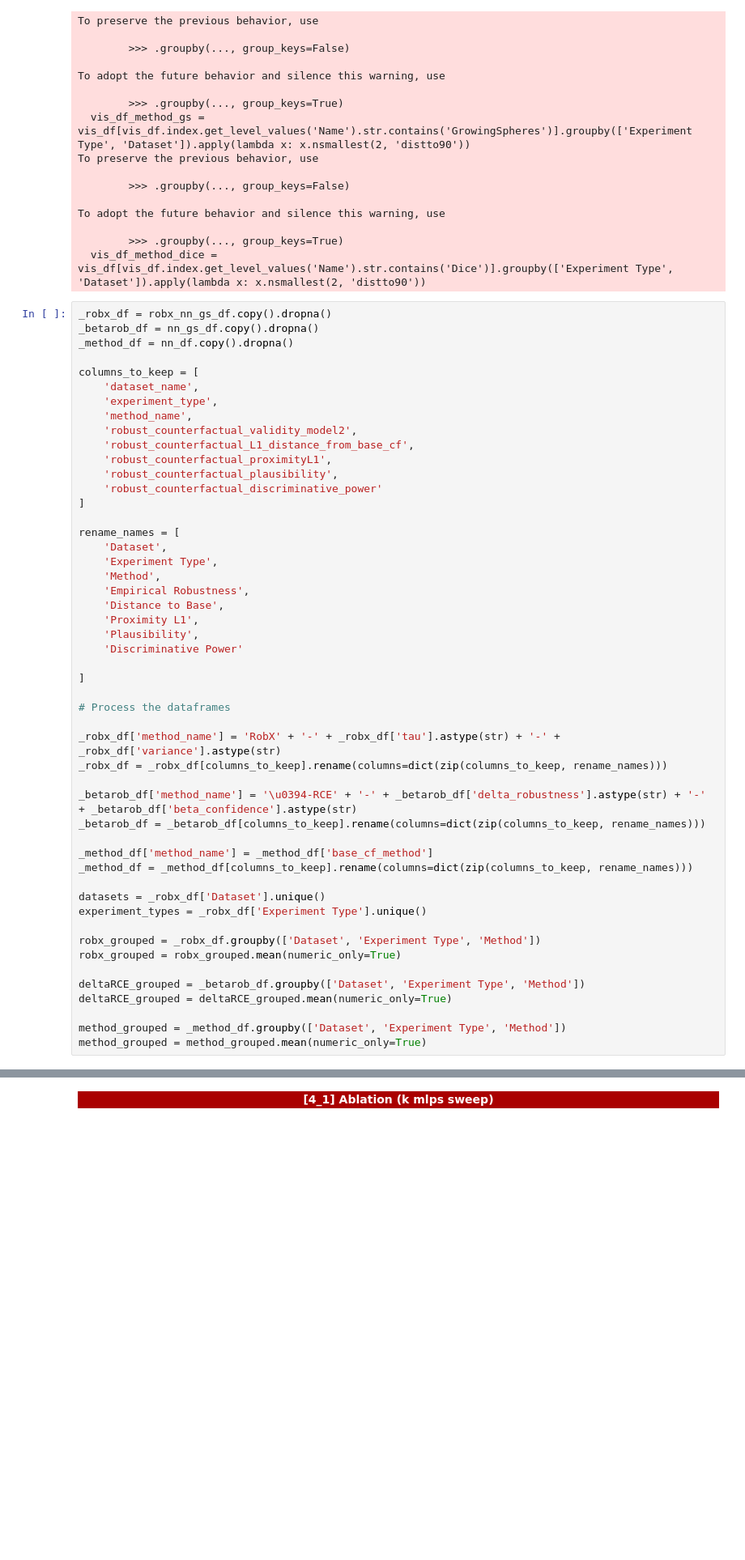
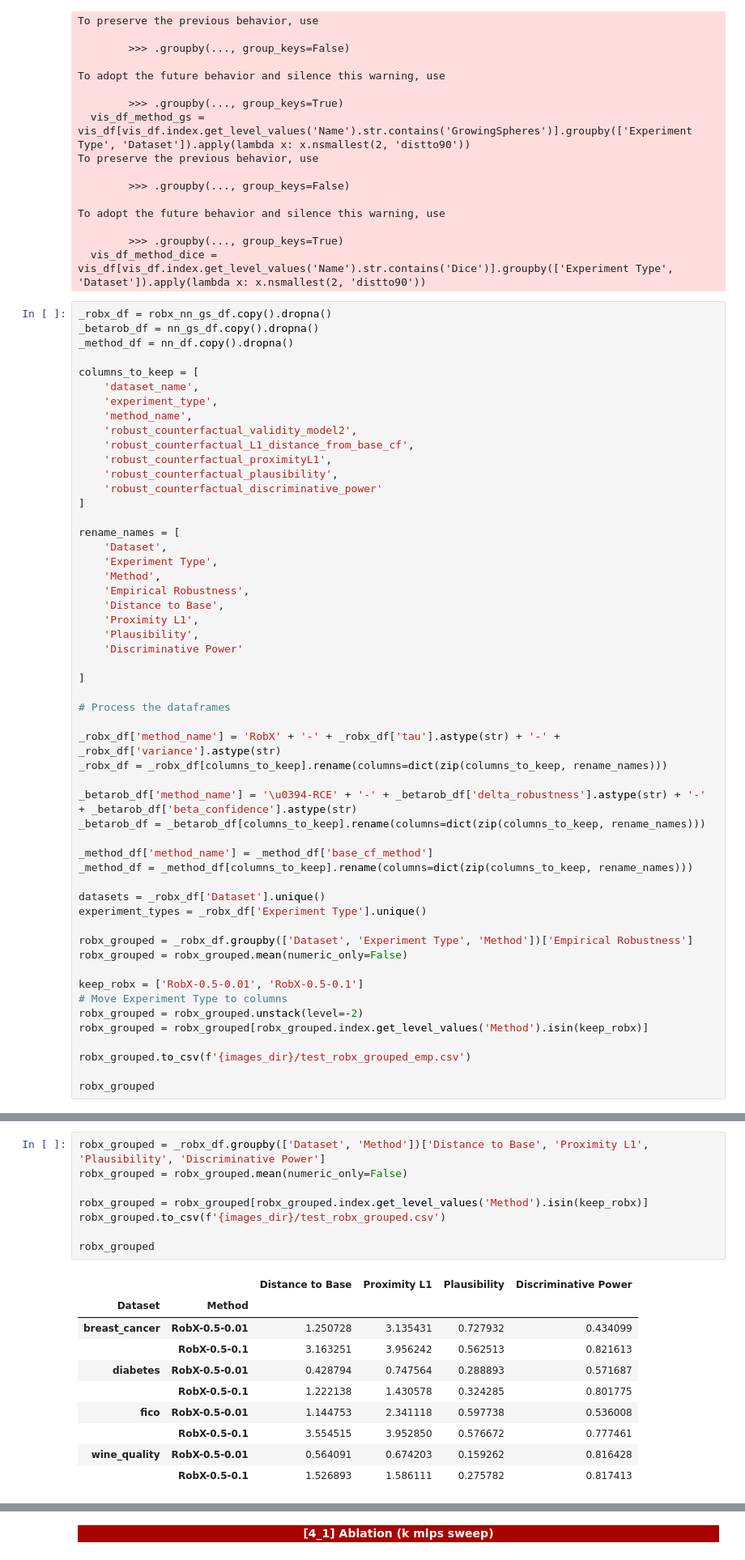
Before and after one commit to istepka/betarce, a Jupyter notebook: exp_vis copy.ipynb, the cells around one changed output, grey strips where cells are left out. Shown at 81% size. Saved outputs shown, nothing was run; the diff lists cells and outputs as text; blank space fills up the shorter version.

```diff
--- a/exp_vis copy.ipynb
+++ b/exp_vis copy.ipynb
@@ -886,11 +888,14 @@ _method_df = _method_df[columns_to_keep].rename(columns=dict(zip(columns_to_keep
 datasets = _robx_df['Dataset'].unique()
 experiment_types = _robx_df['Experiment Type'].unique()
 
-robx_grouped = _robx_df.groupby(['Dataset', 'Experiment Type', 'Method'])
-robx_grouped = robx_grouped.mean(numeric_only=True)
+robx_grouped = _robx_df.groupby(['Dataset', 'Experiment Type', 'Method'])['Empirical Robustness']
+robx_grouped = robx_grouped.mean(numeric_only=False)
 
-deltaRCE_grouped = _betarob_df.groupby(['Dataset', 'Experiment Type', 'Method'])
-deltaRCE_grouped = deltaRCE_grouped.mean(numeric_only=True)
+keep_robx = ['RobX-0.5-0.01', 'RobX-0.5-0.1']
+# Move Experiment Type to columns
+robx_grouped = robx_grouped.unstack(level=-2)
+robx_grouped = robx_grouped[robx_grouped.index.get_level_values('Method').isin(keep_robx)]
 
-method_grouped = _method_df.groupby(['Dataset', 'Experiment Type', 'Method'])
-method_grouped = method_grouped.mean(numeric_only=True)
+robx_grouped.to_csv(f'{images_dir}/test_robx_grouped_emp.csv')
+
+robx_grouped
@@ -913,0 +913,19 @@ robx_grouped
+# %%
+robx_grouped = _robx_df.groupby(['Dataset', 'Method'])['Distance to Base', 'Proximity L1', 'Plausibility', 'Discriminative Power']
+robx_grouped = robx_grouped.mean(numeric_only=False)
+
+robx_grouped = robx_grouped[robx_grouped.index.get_level_values('Method').isin(keep_robx)]
+robx_grouped.to_csv(f'{images_dir}/test_robx_grouped.csv')
+
+robx_grouped
+# %% [output]
+|  |  | Distance to Base | Proximity L1 | Plausibility | Discriminative Power |
+| Dataset | Method |  |  |  |  |
+| breast_cancer | RobX-0.5-0.01 | 1.250728 | 3.135431 | 0.727932 | 0.434099 |
+|  | RobX-0.5-0.1 | 3.163251 | 3.956242 | 0.562513 | 0.821613 |
+| diabetes | RobX-0.5-0.01 | 0.428794 | 0.747564 | 0.288893 | 0.571687 |
+|  | RobX-0.5-0.1 | 1.222138 | 1.430578 | 0.324285 | 0.801775 |
+| fico | RobX-0.5-0.01 | 1.144753 | 2.341118 | 0.597738 | 0.536008 |
+|  | RobX-0.5-0.1 | 3.554515 | 3.952850 | 0.576672 | 0.777461 |
+| wine_quality | RobX-0.5-0.01 | 0.564091 | 0.674203 | 0.159262 | 0.816428 |
+|  | RobX-0.5-0.1 | 1.526893 | 1.586111 | 0.275782 | 0.817413 |
```
Also changed, not shown: parts of 9 cells of this notebook, 5 other files.
